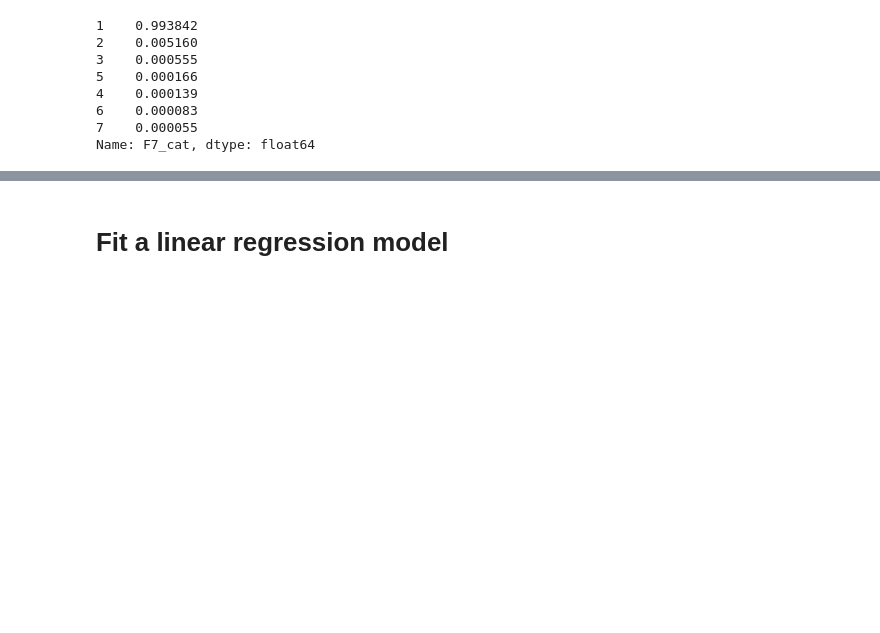
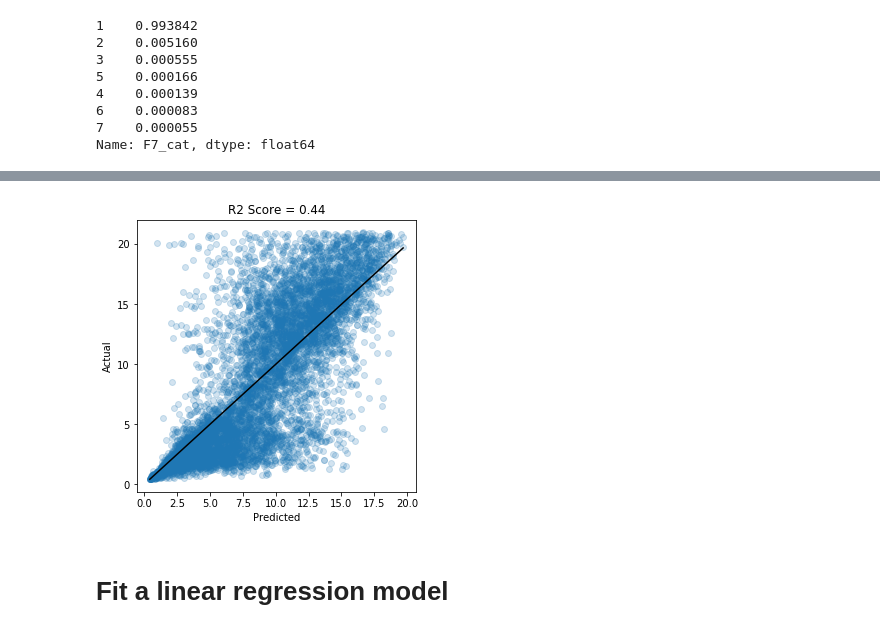
Before and after one commit to aniket-ak/Machine-Learning-CASP-Dataset, a Jupyter notebook: CASP_Exploring_Design_Space_with_pipelines.ipynb, the cells around one changed output, grey strips where cells are left out. Cells and saved outputs as stored; diff of their text form; code cells hidden in the pictures; blank space fills up the shorter version.

```diff
--- a/CASP_Exploring_Design_Space_with_pipelines.ipynb
+++ b/CASP_Exploring_Design_Space_with_pipelines.ipynb
@@ -184,0 +227,33 @@ pd.plotting.scatter_matrix(casp_train_set, figsize=(20,10), alpha=0.05);
+# %%
+from sklearn.pipeline import Pipeline
+from sklearn.preprocessing import MinMaxScaler, PowerTransformer, QuantileTransformer, StandardScaler, PolynomialFeatures
+from sklearn.decomposition import PCA
+from sklearn.model_selection import GridSearchCV
+from sklearn.ensemble import RandomForestRegressor
+from sklearn.neural_network import MLPRegressor
+
+my_pipeline = Pipeline([
+    ("poly_features", "passthrough"),
+    ("scaler", "passthrough"),
+    ("dim_reduction", "passthrough"),
+    ("reg", "passthrough")
+])
+
+parameters = [
+    {
+        "scaler" : [MinMaxScaler()],
+        "reg" : [RandomForestRegressor(n_estimators=100)]
+    }
+    #     },
+#     {
+#         "scaler" : [MinMaxScaler()],
+#         "dim_reduction" : [PCA(n_components=0.99)],
+#         "reg" : [MLPRegressor(max_iter=1000)],
+#         "reg__hidden_layer_sizes": [100,200,500],
+#         "reg__activation": ["relu"]
+#     }
+]
+
+grid_search = GridSearchCV(my_pipeline, param_grid=parameters, cv=5, n_jobs=2, scoring="neg_mean_squared_error", return_train_score=True)
+# %%
+grid_search.fit(X_train, y_train)
@@ -184,0 +265,2 @@ pd.plotting.scatter_matrix(casp_train_set, figsize=(20,10), alpha=0.05);
+# %%
+best_model = grid_search.best_estimator_
@@ -185,3 +273,7 @@ pd.plotting.scatter_matrix(casp_train_set, figsize=(20,10), alpha=0.05);
+# %%
+plot_results(X_test, y_test, best_model, "Best Model on test data")
+# %% [output]
+[figure, added]
 # %% [markdown]
 # Fit a linear regression model
 # %% [markdown]
```
Also changed, not shown: parts of 20 cells of this notebook.
